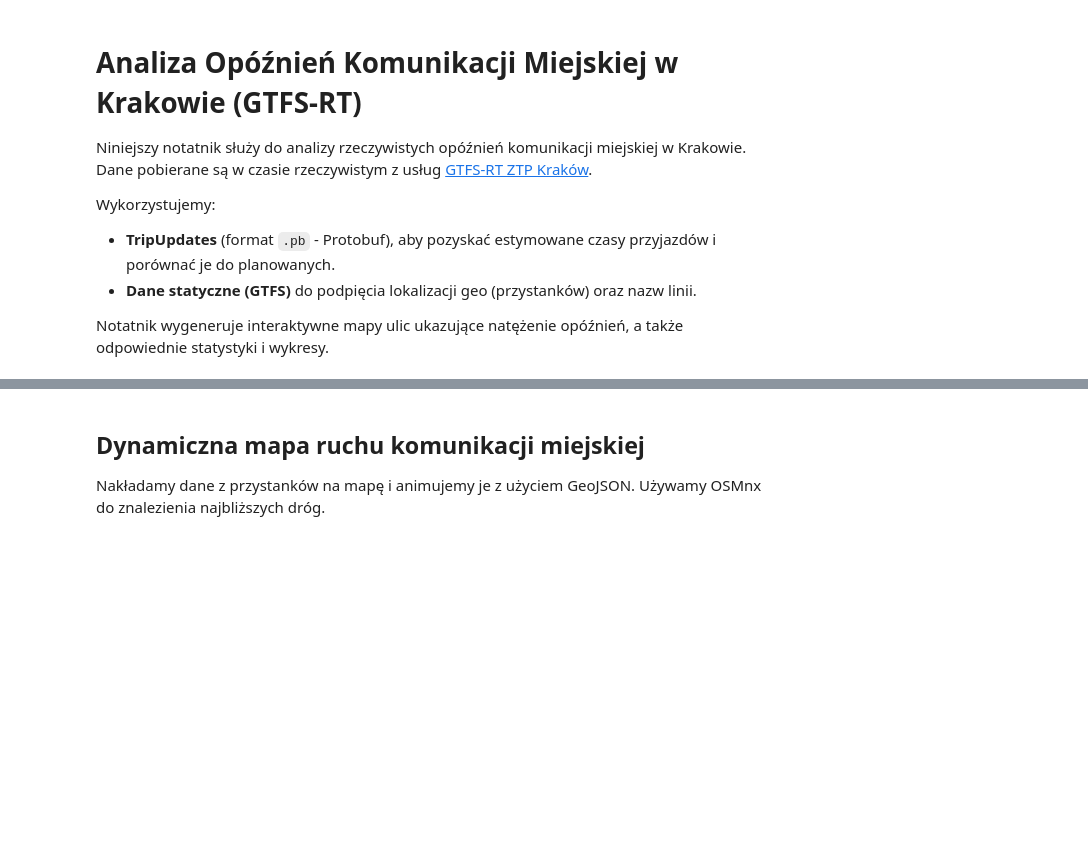
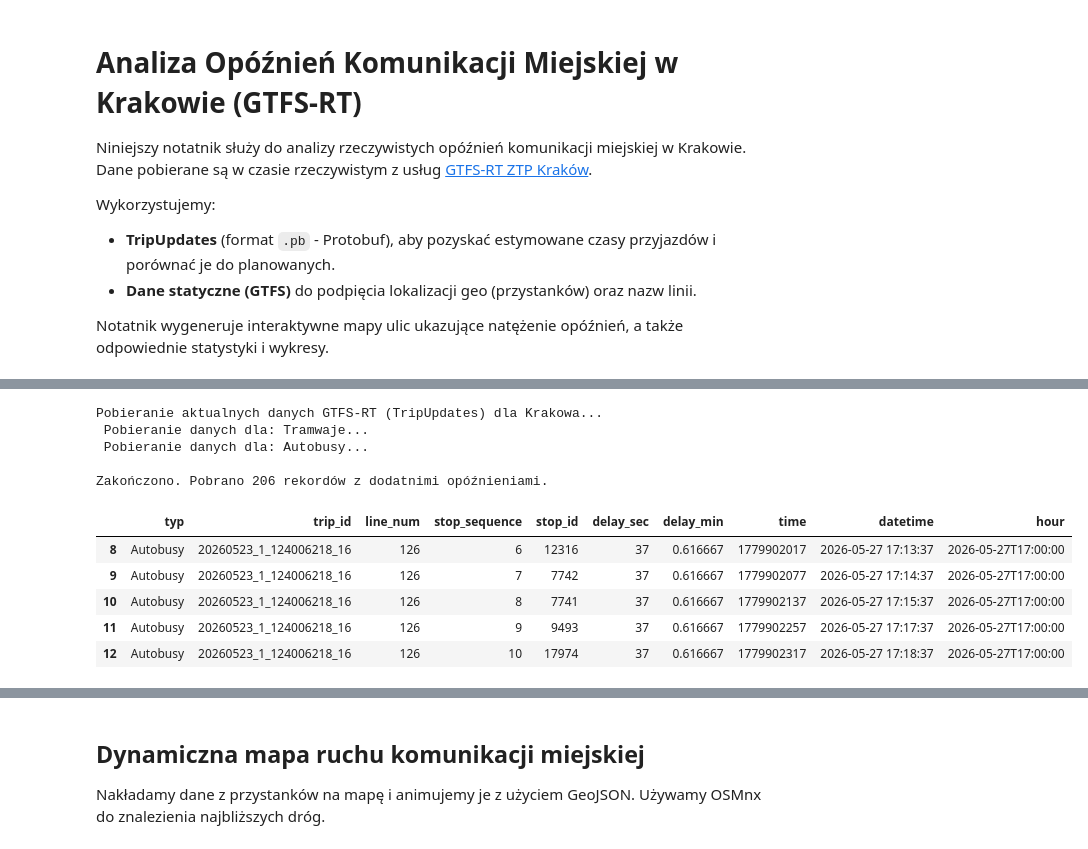
Before and after one commit to aszczi/Urban_mobility_in_Cracow, a Jupyter notebook: Opoznienia_KMK.ipynb, the cells around one changed output, grey strips where cells are left out. Cells and saved outputs as stored; diff of their text form; code cells hidden in the pictures; blank space fills up the shorter version.

```diff
--- a/Opoznienia_KMK.ipynb
+++ b/Opoznienia_KMK.ipynb
@@ -83,9 +101,9 @@ def fetch_gtfs_rt_delays():
                                 delays_data.append({
                                     "typ": v_type,
                                     "trip_id": trip_id,
-                                    "line_num": route_id,
+                                    "line_num": str(route_id),
                                     "stop_sequence": stu.stop_sequence if stu.HasField('stop_sequence') else 0,
-                                    "stop_id": stop_id,
+                                    "stop_id": str(stop_id),
                                     "delay_sec": delay,
                                     "delay_min": delay / 60.0,
                                     "time": arr_time
@@ -96,31 +114,43 @@ def fetch_gtfs_rt_delays():
                 if attempt < max_retries - 1:
                     time.sleep(2) # Odczekanie przed ponowną próbą
 
     df_delays = pd.DataFrame(delays_data)
 
     if not df_delays.empty:
         # Posiadamy delay_sec (opóźnienia dodatnie oznaczają spóźnienie, pomijamy te < 0, bo to znaczy przyspieszenie)
         df_delays = df_delays[df_delays['delay_sec'] > 0]
 
         if not df_delays.empty:
             # Konwersja czasu Uniksowego do datetime i godziny ISO
             if 'time' in df_delays.columns:
                 df_delays['datetime'] = pd.to_datetime(df_delays['time'], unit='s')
                 df_delays['hour'] = df_delays['datetime'].dt.strftime('%Y-%m-%dT%H:00:00')
                 # Jeżeli null (brak time) to przypisujemy bieżącą
                 df_delays['hour'] = df_delays['hour'].fillna(datetime.datetime.now().strftime('%Y-%m-%dT%H:00:00'))
             else:
                 df_delays['hour'] = datetime.datetime.now().strftime('%Y-%m-%dT%H:00:00')
 
             print(f"\nZakończono. Pobrano {len(df_delays)} rekordów z dodatnimi opóźnieniami.")
         else:
             print("\nZakończono. Dane pobrano poprawnie, jednak w tej chwili żaden pojazd nie odnotowuje dodatniego opóźnienia.")
     else:
         print("\nNie udało się pobrać żadnych danych ze względu na błąd serwera. Spróbuj uruchomić komórkę ponownie za chwilę.")
 
     return df_delays
 
 df_delays = fetch_gtfs_rt_delays()
 if not df_delays.empty:
     display(df_delays.head())
+# %% [output]
+Pobieranie aktualnych danych GTFS-RT (TripUpdates) dla Krakowa...
+ Pobieranie danych dla: Tramwaje...
+ Pobieranie danych dla: Autobusy...
+
+Zakończono. Pobrano 206 rekordów z dodatnimi opóźnieniami.
+|  | typ | trip_id | line_num | stop_sequence | stop_id | delay_sec | delay_min | time | datetime | hour |
+| 8 | Autobusy | 20260523_1_124006218_16 | 126 | 6 | 12316 | 37 | 0.616667 | 1779902017 | 2026-05-27 17:13:37 | 2026-05-27T17:00:00 |
+| 9 | Autobusy | 20260523_1_124006218_16 | 126 | 7 | 7742 | 37 | 0.616667 | 1779902077 | 2026-05-27 17:14:37 | 2026-05-27T17:00:00 |
+| 10 | Autobusy | 20260523_1_124006218_16 | 126 | 8 | 7741 | 37 | 0.616667 | 1779902137 | 2026-05-27 17:15:37 | 2026-05-27T17:00:00 |
+| 11 | Autobusy | 20260523_1_124006218_16 | 126 | 9 | 9493 | 37 | 0.616667 | 1779902257 | 2026-05-27 17:17:37 | 2026-05-27T17:00:00 |
+| 12 | Autobusy | 20260523_1_124006218_16 | 126 | 10 | 17974 | 37 | 0.616667 | 1779902317 | 2026-05-27 17:18:37 | 2026-05-27T17:00:00 |
 # %%
```
Also changed, not shown: parts of 3 cells of this notebook, 3 other files.
